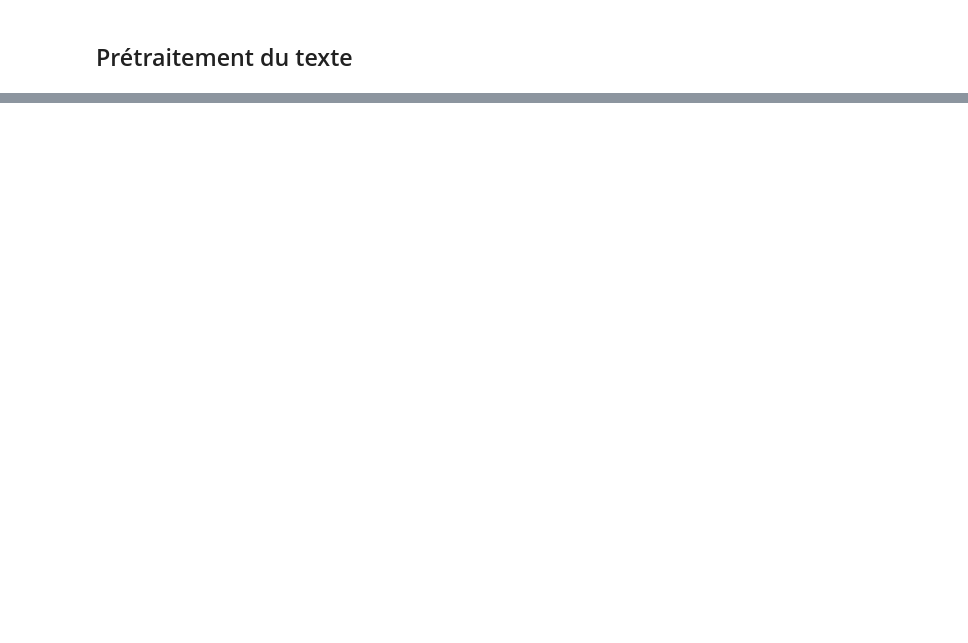
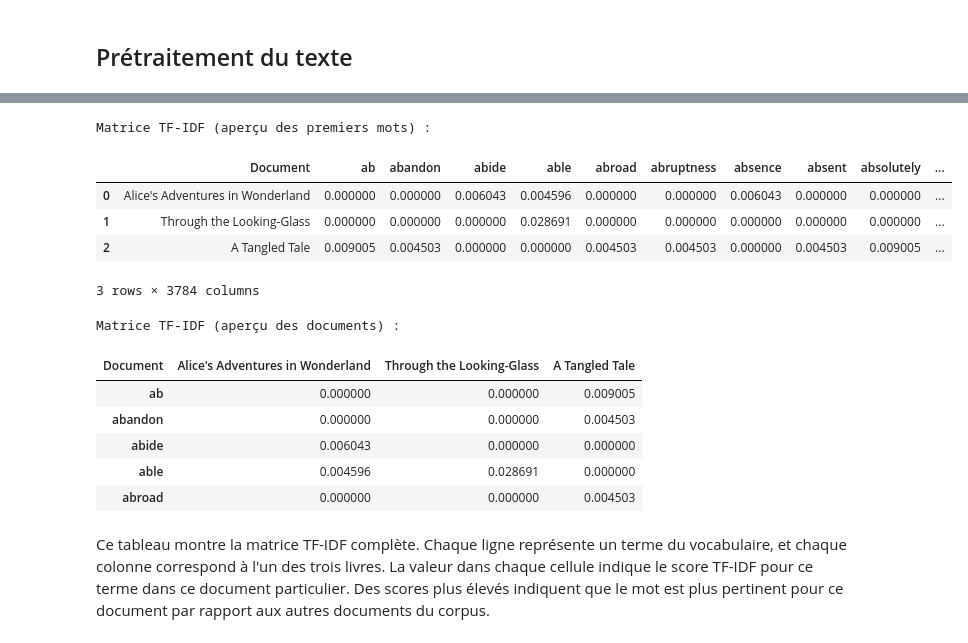
Before and after one commit to olympiomeless/DI_BootCamp_TTA, a Jupyter notebook: Week7/Day1/DailyChallenge/Daily.ipynb, the cells around one changed output, grey strips where cells are left out. Saved outputs shown, nothing was run; the diff lists cells and outputs as text; code cells hidden in the pictures; blank space fills up the shorter version.

```diff
--- a/Week7/Day1/DailyChallenge/Daily.ipynb
+++ b/Week7/Day1/DailyChallenge/Daily.ipynb
@@ -202,0 +329,10 @@ Tokens lemmatisés (spaCy) du Texte 3 (premiers 50) ---
+# %%
+# Construction du texte final utilisé pour les analyses : lemmes spaCy,
+# en minuscules, sans mots vides ni tokens non alphabétiques.
+final_texts = []
+for lemmas in lemmatized_texts_spacy:
+    cleaned = [lemma.lower() for lemma in lemmas if lemma.isalpha() and lemma.lower() not in stop_words]
+    final_texts.append(" ".join(cleaned))
+
+for i, text in enumerate(final_texts):
+    print(f"{book_titles[i]} : {len(text.split())} mots après nettoyage complet.")
@@ -202,0 +500,28 @@ Tokens lemmatisés (spaCy) du Texte 3 (premiers 50) ---
+# %%
+import pandas as pd
+
+# Convertir la matrice TF-IDF en DataFrame pour une meilleure visualisation
+tfidf_df = pd.DataFrame(tfidf_matrix.toarray(), columns=feature_names_tfidf)
+tfidf_df.insert(0, 'Document', book_titles)
+
+print("Matrice TF-IDF (aperçu des premiers mots) :")
+display(tfidf_df.head())
+
+print("\nMatrice TF-IDF (aperçu des documents) :")
+display(tfidf_df.set_index('Document').T.head())
+# %% [output]
+Matrice TF-IDF (aperçu des premiers mots) :
+|  | Document | ab | abandon | abide | able | abroad | abruptness | absence | absent | absolutely | ... |
+| 0 | Alice's Adventures in Wonderland | 0.000000 | 0.000000 | 0.006043 | 0.004596 | 0.000000 | 0.000000 | 0.006043 | 0.000000 | 0.000000 | ... |
+| 1 | Through the Looking-Glass | 0.000000 | 0.000000 | 0.000000 | 0.028691 | 0.000000 | 0.000000 | 0.000000 | 0.000000 | 0.000000 | ... |
+| 2 | A Tangled Tale | 0.009005 | 0.004503 | 0.000000 | 0.000000 | 0.004503 | 0.004503 | 0.000000 | 0.004503 | 0.009005 | ... |
+3 rows × 3784 columns
+Matrice TF-IDF (aperçu des documents) :
+| Document | Alice's Adventures in Wonderland | Through the Looking-Glass | A Tangled Tale |
+| ab | 0.000000 | 0.000000 | 0.009005 |
+| abandon | 0.000000 | 0.000000 | 0.004503 |
+| abide | 0.006043 | 0.000000 | 0.000000 |
+| able | 0.004596 | 0.028691 | 0.000000 |
+| abroad | 0.000000 | 0.000000 | 0.004503 |
+# %% [markdown]
+Ce tableau montre la matrice TF-IDF complète. Chaque ligne représente un terme du vocabulaire, et chaque colonne correspond à l'un des trois livres. La valeur dans chaque cellule indique le score TF-IDF pour ce terme dans ce document particulier. Des scores plus élevés indiquent que le mot est plus pertinent pour ce document par rapport aux autres documents du corpus.
```
Also changed, not shown: parts of 33 cells of this notebook, 11 other files.
